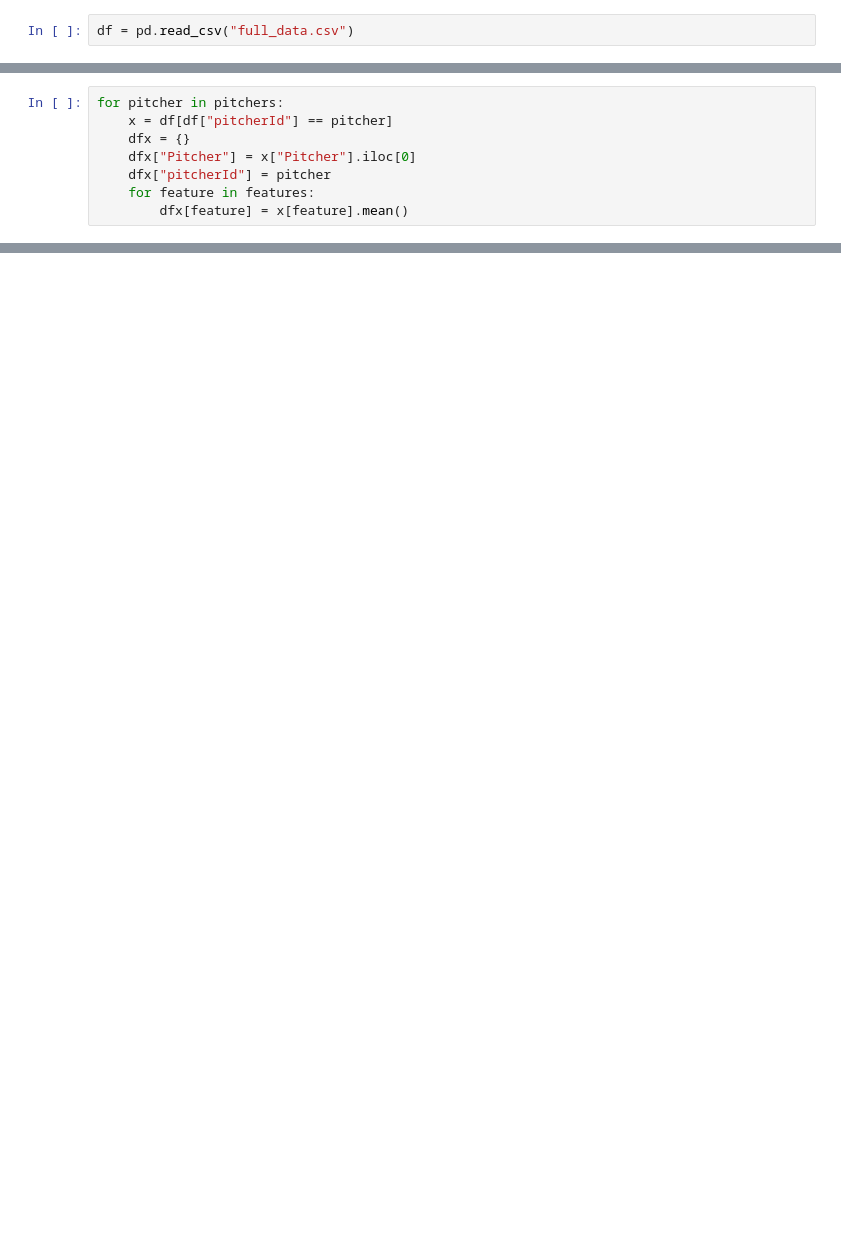
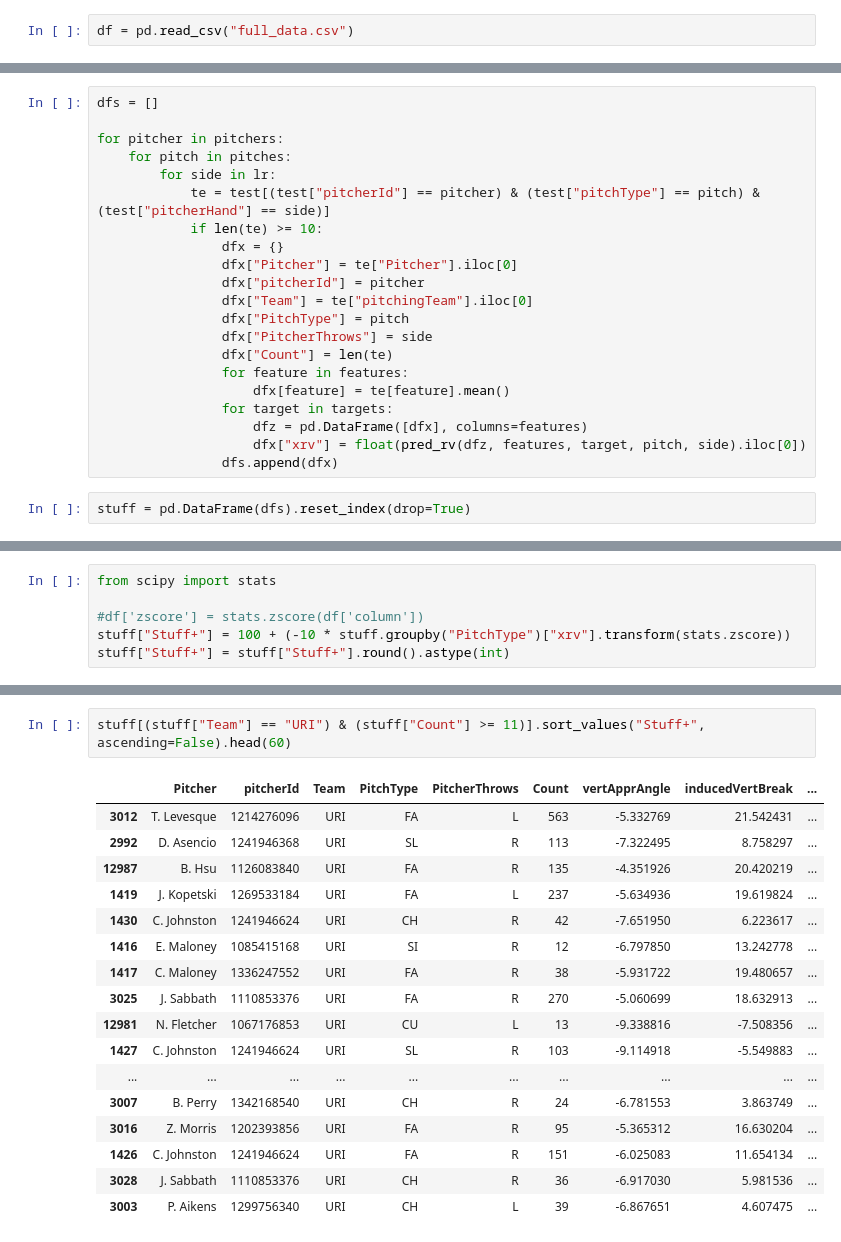
Before and after one commit to willfriel1028/uri_baseball, a Jupyter notebook: stuff+/stuff_plus.ipynb, the cells around one changed output, grey strips where cells are left out. Saved outputs shown, nothing was run; the diff lists cells and outputs as text; blank space fills up the shorter version.

```diff
--- a/stuff+/stuff_plus.ipynb
+++ b/stuff+/stuff_plus.ipynb
@@ -43,9 +20 @@ Index(['Unnamed: 0', 'year', 'pitchingTeamId', 'pitchingTeam', 'conference',
-# %%
-for pitcher in pitchers:
-    x = df[df["pitcherId"] == pitcher]
-    dfx = {}
-    dfx["Pitcher"] = x["Pitcher"].iloc[0]
-    dfx["pitcherId"] = pitcher
-    for feature in features:
-        dfx[feature] = x[feature].mean()
 # %%
@@ -56,0 +31,23 @@ for pitch in pitches:
+# %%
+dfs = []
+
+for pitcher in pitchers:
+    for pitch in pitches:
+        for side in lr:
+            te = test[(test["pitcherId"] == pitcher) & (test["pitchType"] == pitch) & (test["pitcherHand"] == side)]
+            if len(te) >= 10:
+                dfx = {}
+                dfx["Pitcher"] = te["Pitcher"].iloc[0]
+                dfx["pitcherId"] = pitcher
+                dfx["Team"] = te["pitchingTeam"].iloc[0]
+                dfx["PitchType"] = pitch
+                dfx["PitcherThrows"] = side
+                dfx["Count"] = len(te)
+                for feature in features:
+                    dfx[feature] = te[feature].mean()
+                for target in targets:
+                    dfz = pd.DataFrame([dfx], columns=features)
+                    dfx["xrv"] = float(pred_rv(dfz, features, target, pitch, side).iloc[0])
+                dfs.append(dfx)
+# %%
+stuff = pd.DataFrame(dfs).reset_index(drop=True)
@@ -56,0 +70,6 @@ for pitch in pitches:
+# %%
+from scipy import stats
+
+#df['zscore'] = stats.zscore(df['column'])
+stuff["Stuff+"] = 100 + (-10 * stuff.groupby("PitchType")["xrv"].transform(stats.zscore))
+stuff["Stuff+"] = stuff["Stuff+"].round().astype(int)
@@ -56,0 +110,20 @@ for pitch in pitches:
+# %%
+stuff[(stuff["Team"] == "URI") & (stuff["Count"] >= 11)].sort_values("Stuff+", ascending=False).head(60)
+# %% [output]
+|  | Pitcher | pitcherId | Team | PitchType | PitcherThrows | Count | vertApprAngle | inducedVertBreak | ... |
+| 3012 | T. Levesque | 1214276096 | URI | FA | L | 563 | -5.332769 | 21.542431 | ... |
+| 2992 | D. Asencio | 1241946368 | URI | SL | R | 113 | -7.322495 | 8.758297 | ... |
+| 12987 | B. Hsu | 1126083840 | URI | FA | R | 135 | -4.351926 | 20.420219 | ... |
+| 1419 | J. Kopetski | 1269533184 | URI | FA | L | 237 | -5.634936 | 19.619824 | ... |
+| 1430 | C. Johnston | 1241946624 | URI | CH | R | 42 | -7.651950 | 6.223617 | ... |
+| 1416 | E. Maloney | 1085415168 | URI | SI | R | 12 | -6.797850 | 13.242778 | ... |
+| 1417 | C. Maloney | 1336247552 | URI | FA | R | 38 | -5.931722 | 19.480657 | ... |
+| 3025 | J. Sabbath | 1110853376 | URI | FA | R | 270 | -5.060699 | 18.632913 | ... |
+| 12981 | N. Fletcher | 1067176853 | URI | CU | L | 13 | -9.338816 | -7.508356 | ... |
+| 1427 | C. Johnston | 1241946624 | URI | SL | R | 103 | -9.114918 | -5.549883 | ... |
+| ... | ... | ... | ... | ... | ... | ... | ... | ... | ... |
+| 3007 | B. Perry | 1342168540 | URI | CH | R | 24 | -6.781553 | 3.863749 | ... |
+| 3016 | Z. Morris | 1202393856 | URI | FA | R | 95 | -5.365312 | 16.630204 | ... |
+| 1426 | C. Johnston | 1241946624 | URI | FA | R | 151 | -6.025083 | 11.654134 | ... |
+| 3028 | J. Sabbath | 1110853376 | URI | CH | R | 36 | -6.917030 | 5.981536 | ... |
+| 3003 | P. Aikens | 1299756340 | URI | CH | L | 39 | -6.867651 | 4.607475 | ... |
```
Also changed, not shown: parts of 16 cells of this notebook, 16 other files.
